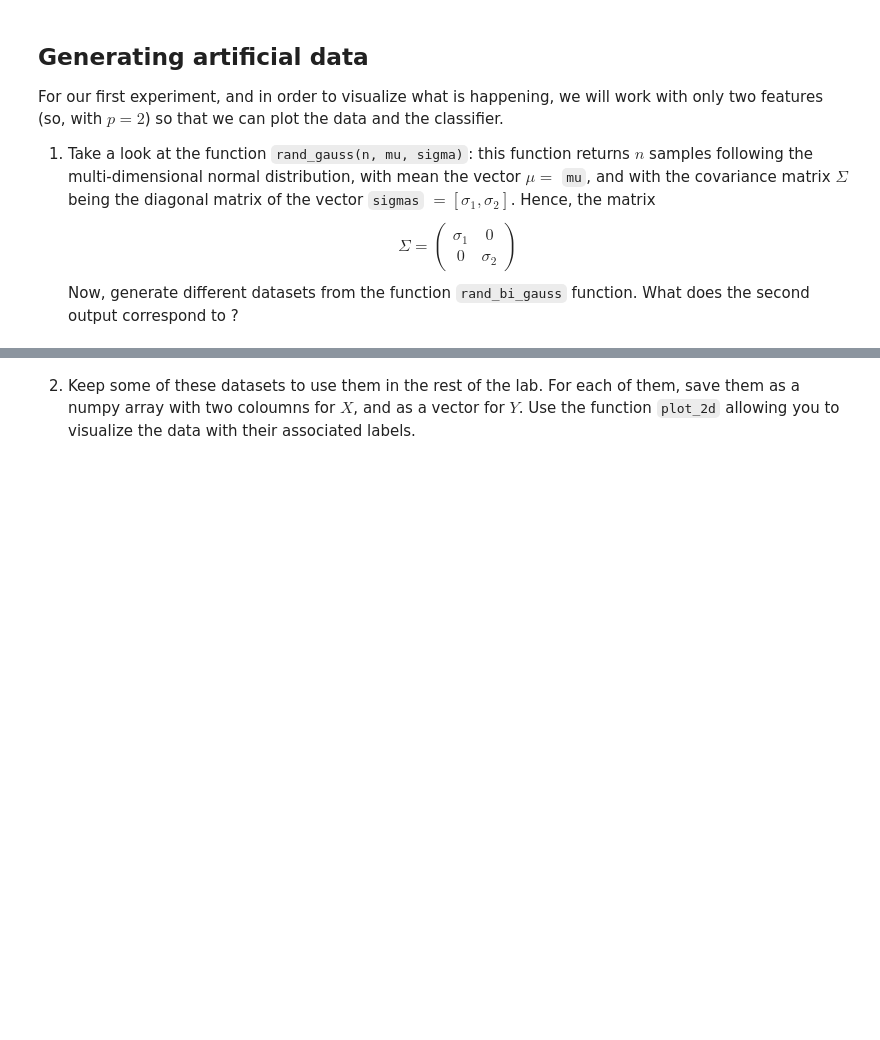
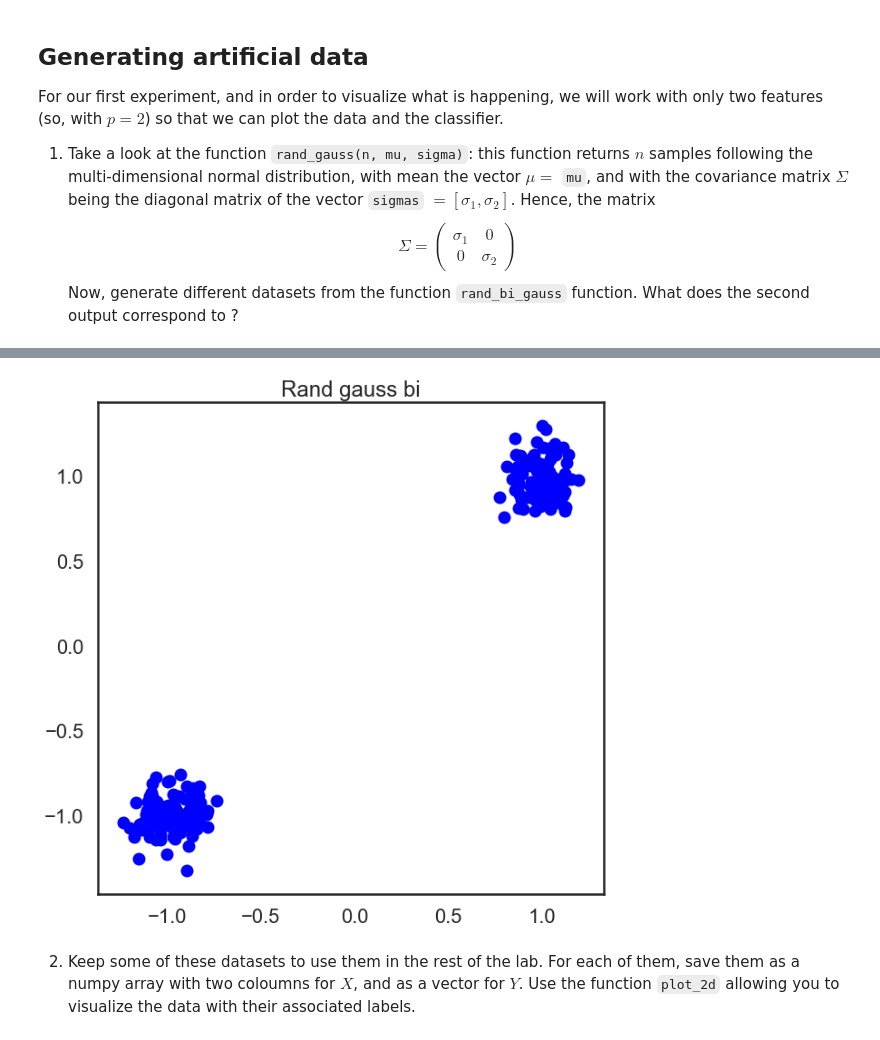
Before and after one commit to r-jaylet/data_science, a Jupyter notebook: SD210-ML/TP_perceptron.ipynb, the cells around one changed output, grey strips where cells are left out. Cells and saved outputs as stored; diff of their text form; code cells hidden in the pictures; blank space fills up the shorter version.

````diff
--- a/SD210-ML/TP_perceptron.ipynb
+++ b/SD210-ML/TP_perceptron.ipynb
@@ -94,3 +121,12 @@ def rand_bi_gauss(n1=100, n2=100, mu1=[1, 1], mu2=[-1, -1], sigmas1=[0.1, 0.1],
+# %%
+data_bi = rand_bi_gauss()
+figure = plt.figure(figsize=(10,10))
+axes = figure.add_subplot(111)
+plt.scatter(data_bi[0][...,0], data_bi[0][...,1], c='b', marker="o")
+plt.title("Rand gauss bi")
+plt.show()
+# %% [output]
+[figure, added]
 # %% [markdown]
 2) Keep some of these datasets to use them in the rest of the lab. For each of them, save them as a numpy array with two coloumns for $X$, and as a vector for $Y$. Use the function ```plot_2d``` allowing you to visualize the data with their associated labels.
 # %%
````
Also changed, not shown: parts of 19 cells of this notebook, 1 other file.
